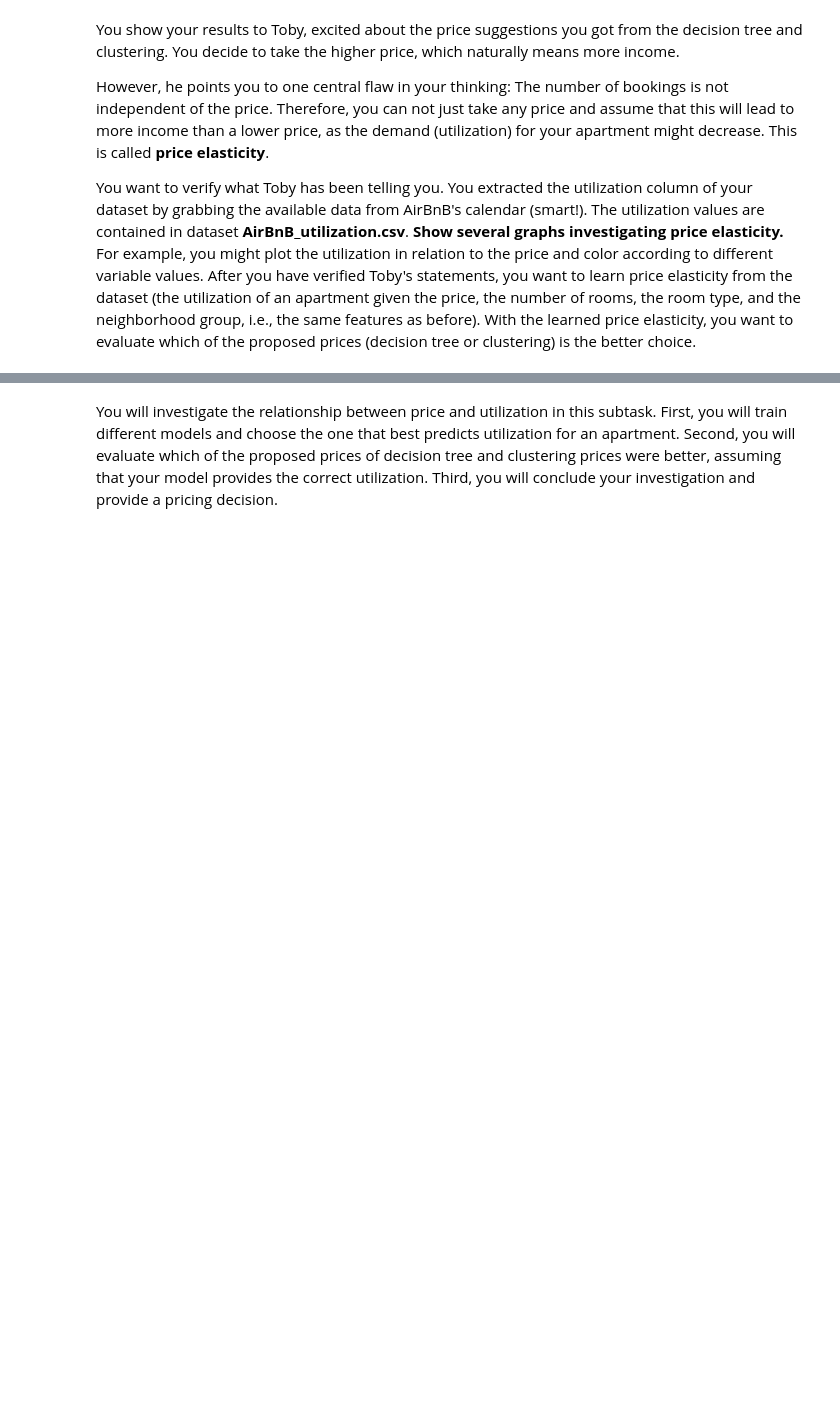
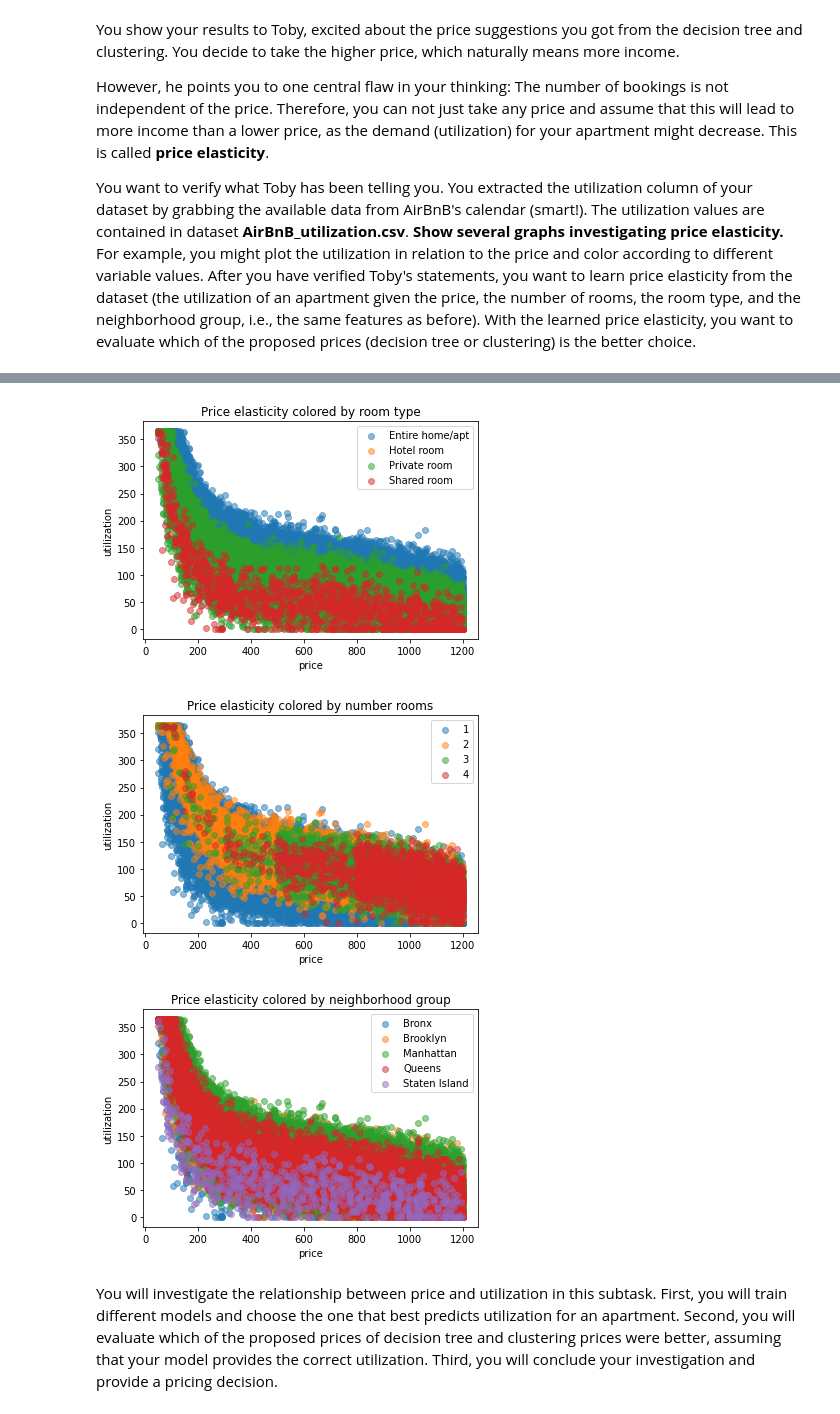
Before and after one commit to mnghiap/ids22, a Jupyter notebook: assignment1/assignment_1.ipynb, the cells around one changed output, grey strips where cells are left out. Cells and saved outputs as stored; diff of their text form; code cells hidden in the pictures; blank space fills up the shorter version.

```diff
--- a/assignment1/assignment_1.ipynb
+++ b/assignment1/assignment_1.ipynb
@@ -474,3 +474,6 @@ You want to verify what Toby has been telling you. You extracted the utilization
 After you have verified Toby's statements, you want to learn price elasticity from the dataset (the utilization of an apartment given the price, the number of rooms, the room type, and the neighborhood group, i.e., the same features as before). With the learned price elasticity, you want to evaluate which of the proposed prices (decision tree or clustering) is the better choice.
 # %%
 # Your answer goes here
+# Import the utilization data set
+df_util = pd.read_csv('AirBnB_utilization.csv')
+df_util
@@ -477,3 +494,26 @@ After you have verified Toby's statements, you want to learn price elasticity fr
+# %%
+# Helper function to plot price vs utilization colored by different attributes
+def plot_price_elasticity_by_att(df_util, price_col, util_col, att, xlabel='price', ylabel='utilization'):
+    groups = df_util.groupby(att)
+    for name, group in groups:
+        plt.scatter(group[price_col], group[util_col], label=name, alpha=0.5)
+        # alpha=0.5 because lot of points lie on each other
+    plt.title(f"Price elasticity colored by {att}")
+    plt.ylabel(ylabel)
+    plt.xlabel(xlabel)
+    plt.legend()
+    plt.show()
+# %%
+def plot_price_elasticity(df, price_col, util_col, atts, xlabel='price', ylabel='utilization'):
+    for att in atts:
+        plot_price_elasticity_by_att(df, price_col, util_col, att, xlabel, ylabel)
+# %%
+# Plot some graphs about price elasticity
+plot_price_elasticity(df_util, 'price', 'utilization', ['room type', 'number rooms', 'neighborhood group'])
+# %% [output]
+[figure, added]
+[figure, added]
+[figure, added]
 # %% [markdown]
 You will investigate the relationship between price and utilization in this subtask. First, you will train different models and choose the one that best predicts utilization for an apartment. Second, you will evaluate which of the proposed prices of decision tree and clustering prices were better, assuming that your model provides the correct utilization. Third, you will conclude your investigation and provide a pricing decision.
 # %% [markdown]
```
Also changed, not shown: parts of 13 cells of this notebook.
